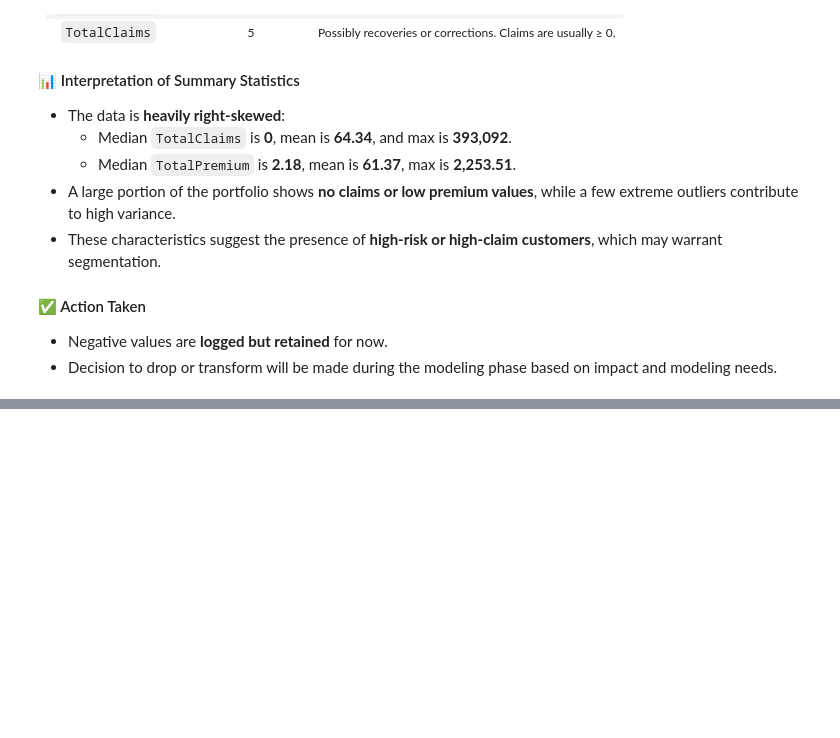
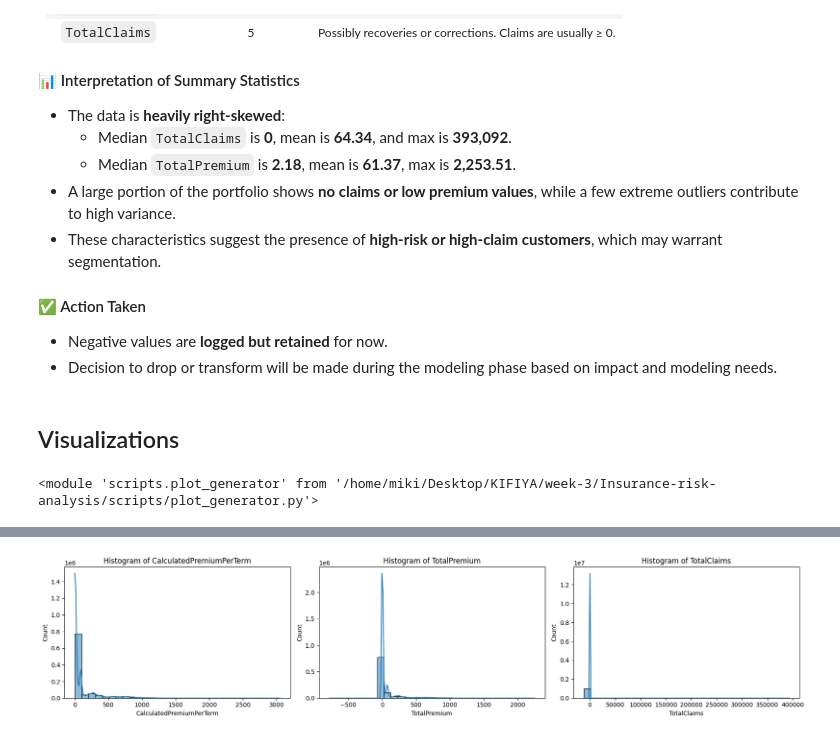
Before and after one commit to Ty-Miki/Insurance-risk-analysis, a Jupyter notebook: notebooks/EDA.ipynb, the cells around one changed output, grey strips where cells are left out. Cells and saved outputs as stored; diff of their text form; code cells hidden in the pictures; blank space fills up the shorter version.

Commit message:
Created histograms for numeric fields using PlotGenerator utility class

```diff
--- a/notebooks/EDA.ipynb
+++ b/notebooks/EDA.ipynb
@@ -91,3 +95,18 @@ During the descriptive analysis of key financial metrics (`CalculatedPremiumPerT
 
 - Negative values are **logged but retained** for now.
 - Decision to drop or transform will be made during the modeling phase based on impact and modeling needs.
+# %% [markdown]
+## Visualizations
+# %%
+import importlib
+from scripts import plot_generator
+importlib.reload(plot_generator)
+# %% [output]
+<module 'scripts.plot_generator' from '/home/miki/Desktop/KIFIYA/week-3/Insurance-risk-analysis/scripts/plot_generator.py'>
+# %%
+# Plot histograms for major columns
+from scripts.plot_generator import PlotGenerator
+
+plotter = PlotGenerator()
+plotter.plot_histogram(df=df, columns=["CalculatedPremiumPerTerm", "TotalPremium", "TotalClaims"])
+# %% [output]
@@ -93,0 +117 @@ During the descriptive analysis of key financial metrics (`CalculatedPremiumPerT
+[figure, added]
```
Also changed, not shown: parts of 5 cells of this notebook, 1 other file.
